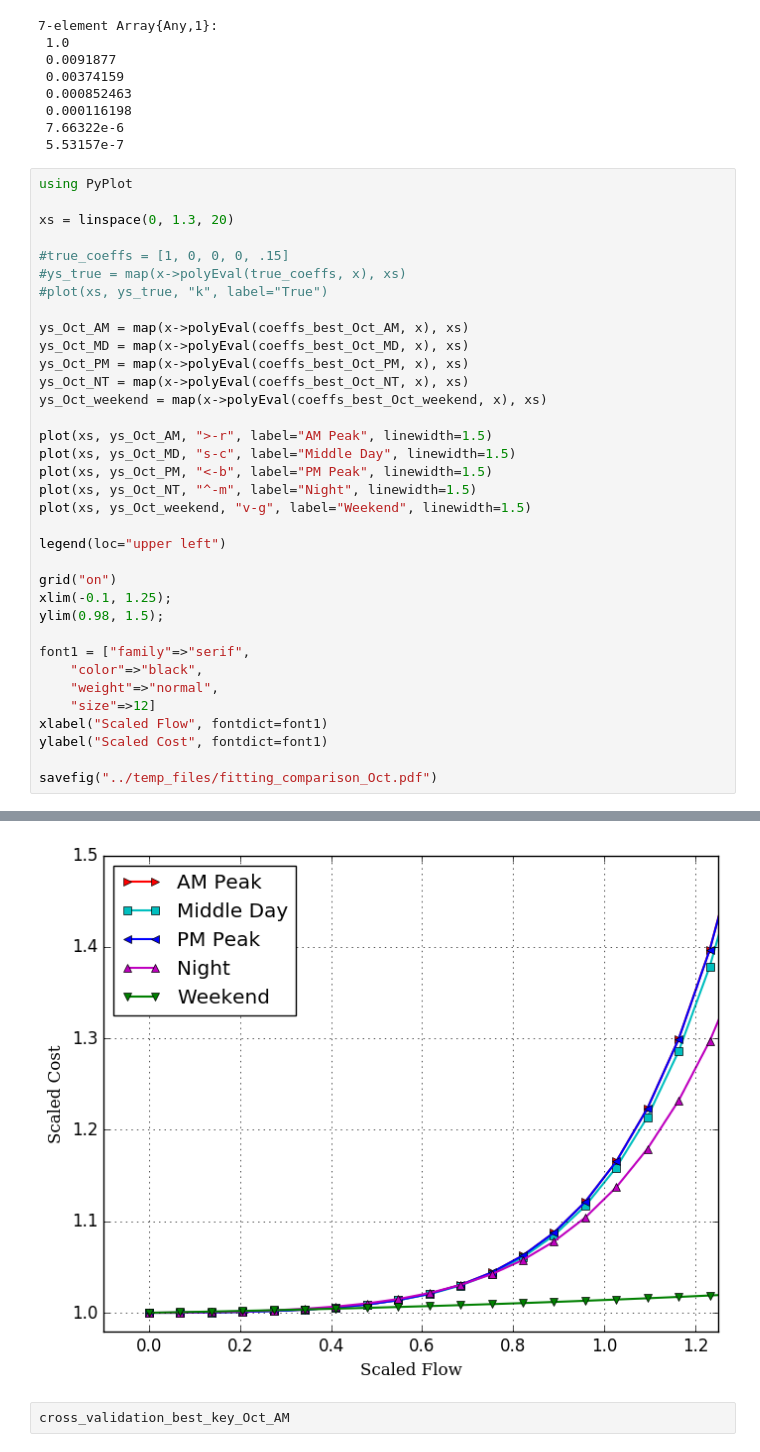
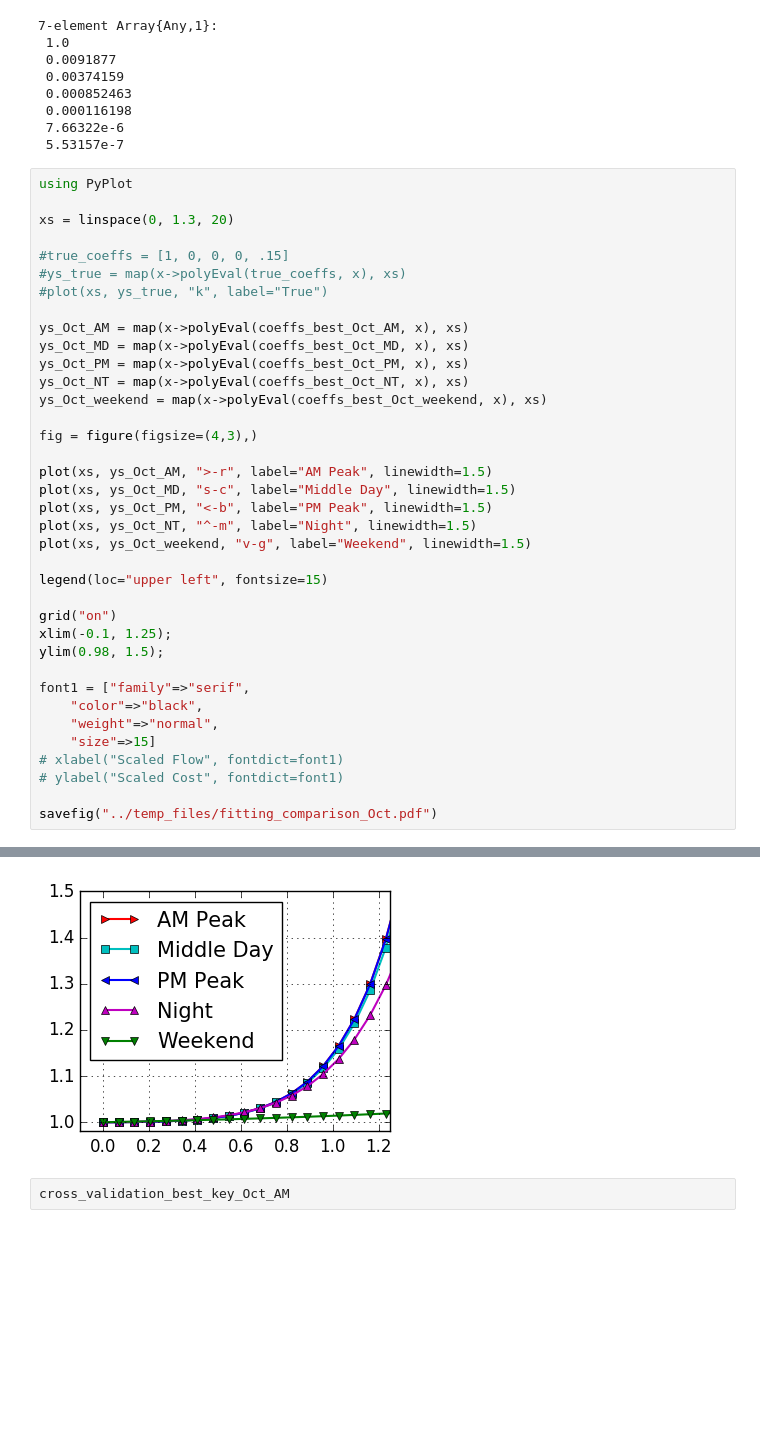
Before and after one commit to jingzbu/InverseVIsTraffic, a Jupyter notebook: 04_1_InverseVI_uni-class/Plot_comparison_results_Oct.ipynb, the cells around one changed output, grey strips where cells are left out. Drawn from its saved outputs; the diff is of its cells as text; blank space fills up the shorter version.

Commit message:
update comparison plots for cost functions

```diff
--- a/04_1_InverseVI_uni-class/Plot_comparison_results_Oct.ipynb
+++ b/04_1_InverseVI_uni-class/Plot_comparison_results_Oct.ipynb
@@ -67,13 +67,15 @@ ys_Oct_PM = map(x->polyEval(coeffs_best_Oct_PM, x), xs)
 ys_Oct_NT = map(x->polyEval(coeffs_best_Oct_NT, x), xs)
 ys_Oct_weekend = map(x->polyEval(coeffs_best_Oct_weekend, x), xs)
 
+fig = figure(figsize=(4,3),)
+
 plot(xs, ys_Oct_AM, ">-r", label="AM Peak", linewidth=1.5)
 plot(xs, ys_Oct_MD, "s-c", label="Middle Day", linewidth=1.5)
 plot(xs, ys_Oct_PM, "<-b", label="PM Peak", linewidth=1.5)
 plot(xs, ys_Oct_NT, "^-m", label="Night", linewidth=1.5)
 plot(xs, ys_Oct_weekend, "v-g", label="Weekend", linewidth=1.5)
 
-legend(loc="upper left")
+legend(loc="upper left", fontsize=15)
 
 grid("on")
 xlim(-0.1, 1.25);
@@ -82,9 +84,9 @@ ylim(0.98, 1.5);
 font1 = ["family"=>"serif",
     "color"=>"black",
     "weight"=>"normal",
-    "size"=>12]
-xlabel("Scaled Flow", fontdict=font1)
-ylabel("Scaled Cost", fontdict=font1)
+    "size"=>15]
+# xlabel("Scaled Flow", fontdict=font1)
+# ylabel("Scaled Cost", fontdict=font1)
 
 savefig("../temp_files/fitting_comparison_Oct.pdf")
 # %% [output]
@@ -92,4 +93,4 @@ INFO: Loading help data...
-[figure, old version]
+[figure, new version]
 # %%
 cross_validation_best_key_Oct_AM
 # %% [output]
```
Also changed, not shown: parts of 1 cell of this notebook, 4 other files.
